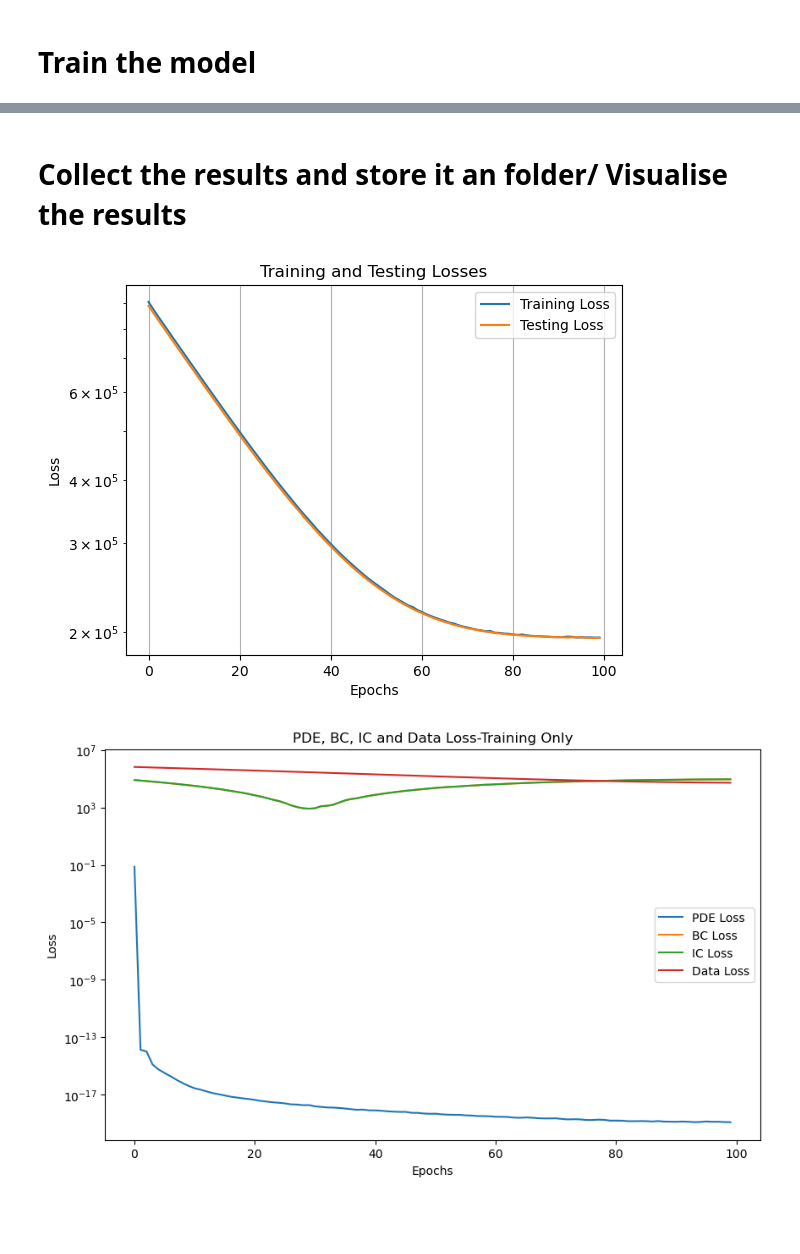
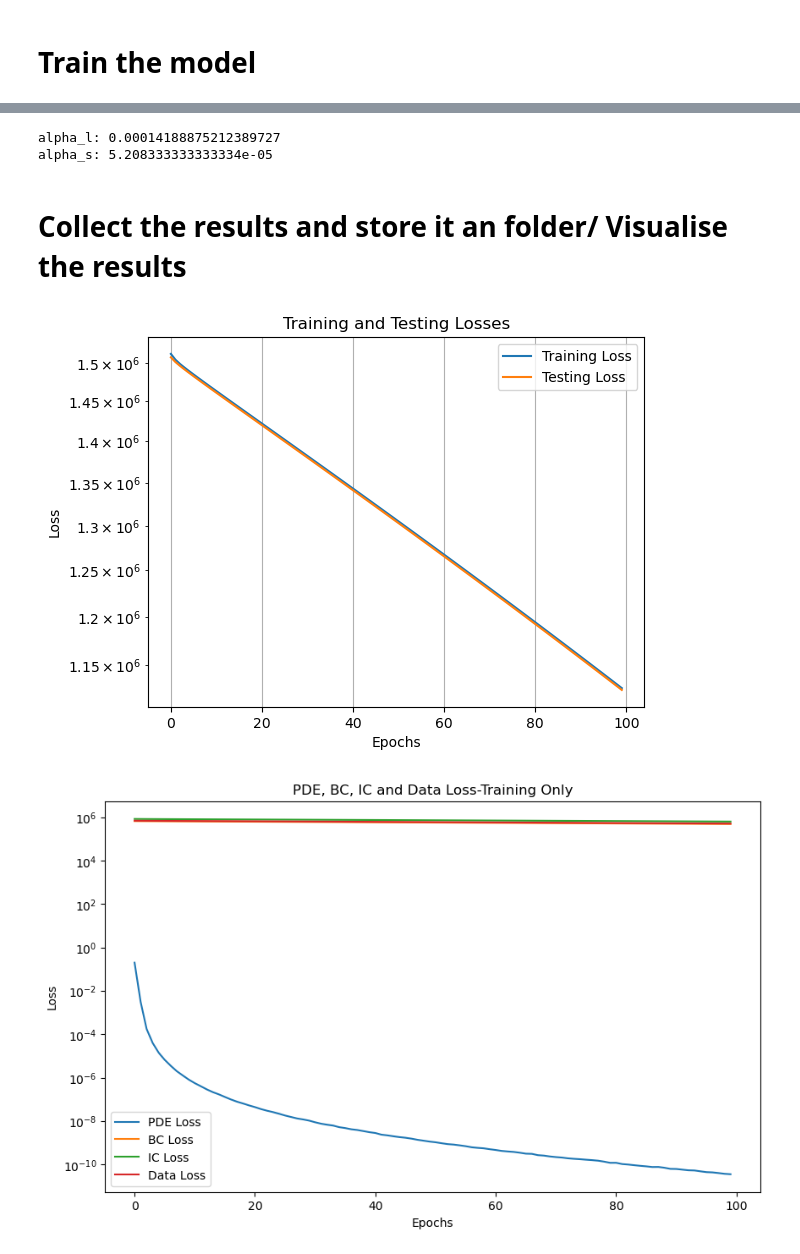
Before and after one commit to radhikrammohan/pinn-pc-1d, a Jupyter notebook: pinn/spartan/model_train.ipynb, the cells around one changed output, grey strips where cells are left out. Saved outputs shown, nothing was run; the diff lists cells and outputs as text; code cells hidden in the pictures; blank space fills up the shorter version.

```diff
--- a/pinn/spartan/model_train.ipynb
+++ b/pinn/spartan/model_train.ipynb
@@ -87,7 +87,10 @@ def temp_scaler(temp_data, temp_init, t_surr):
     return temp_data
 
 # temp_data = scaler(temp_data,400.0,919.0)
-
+temp_init = props['temp_init']
+t_surr = props['t_surr']
+length = props['length']
+time_end = props['time_end']
 temp_data_s = temp_scaler(temp_data, temp_init, t_surr)
 # %%
 num_steps = tempfield.shape[0]
@@ -139,7 +142,7 @@ The number of points in the left boundary condition is 20000
 The number of points in the right boundary condition is 20000
 scaling not initiated
 # %%
-t_lim = 2
+t_lim = 1.0
 pde_data_new = pde_act_pts(dx,length-dx,dt,time_end,t_lim,pde_pts,"Sobol",scl="False")
 # %% [output]
 scaling not initiated
@@ -231,8 +234,10 @@ t_surr = props['t_surr']                   #  K -Surrounding Temperature (500 c)
 T_lt = torch.tensor(T_L).float().to(device)    # Liquidus Temperature tensor
 T_st = torch.tensor(T_S).float().to(device)    # Solidus Temperature tensor
 t_surrt = torch.tensor(t_surr).float().to(device)   # Surrounding Temperature tensor
-
-temp_var = {"T_st":T_st,"T_lt":T_lt,"t_surrt":t_surrt,"temp_init_t":temp_init_t}
+die_left = props['die_temp_l']
+die_right = props['die_temp_r']
+temp_var = {"T_st":T_st,"T_lt":T_lt,"t_surrt":t_surrt,"temp_init_t":temp_init_t,\
+               "die_temp_l":die_left,"die_temp_r":die_right} # temperature variables dictionary
 
 # %% [markdown]
 # ### Dataset Preparation for pytorch
@@ -331,14 +336,14 @@ bcr_loader_test = DataLoader(inp_bcr_dataset_test, batch_size=256, sampler=rand_
 # Prepare the Model
 # %%
 input_size = 2
-hidden_size = 30
+hidden_size = 5
 output_size=1
 
-learning_rate = 0.009
-hidden_layers = 8
+learning_rate = 0.005
+hidden_layers = 3
 
 
-epochs_1 = 100
+epochs_1 = 500
 epochs_2 = 10
 from Model.model import PINN
 
@@ -383,4 +388,12 @@ loss_train,loss_test,best_model = training_loop(epochs_1, model, loss_fn_data, \
 ----------------------------------------------------------------------------------------------------
+# %%
+alpha_l = heat_data.alpha_l
+alpha_s = heat_data.alpha_s
+print("alpha_l:", alpha_l)
+print("alpha_s:", alpha_s)
+# %% [output]
+alpha_l: 0.00014188875212389727
+alpha_s: 5.208333333333334e-05
 # %% [markdown]
 # Collect the results and store it an folder/ Visualise the results
 # %%
@@ -418,27 +431,27 @@ plt.yscale('log')
 plt.grid()
 plt.show()
 # %% [output]
-[figure, old version]
+[figure, new version]
 # %%
 pde_losses = np.array(loss_train["pde-loss"])
 bc_losses = np.array(loss_train["bc-loss"])
-ic_losses = np.array(loss_train["bc-loss"])
+ic_losses = np.array(loss_train["ic-loss"])
 
 data_losses = np.array(loss_train["data-loss"])
 
 plt.figure(figsize=(10, 6))
 plt.plot(pde_losses, label='PDE Loss')
 plt.plot(bc_losses, label='BC Loss')
 plt.plot(ic_losses, label='IC Loss')
 plt.plot(data_losses, label='Data Loss')
 plt.xlabel('Epochs')
 plt.ylabel('Loss')
 plt.yscale('log')
 plt.title('PDE, BC, IC and Data Loss-Training Only')
 plt.legend()
 plt.show()
 # %% [output]
-[figure, old version]
+[figure, new version]
 # %%
 inp_data = input_t
 # inp_data = torch.tensor(input_t).float().to(device) # Convert the inputs to a tensor
```
Also changed, not shown: parts of 7 cells of this notebook, 9 other files.
